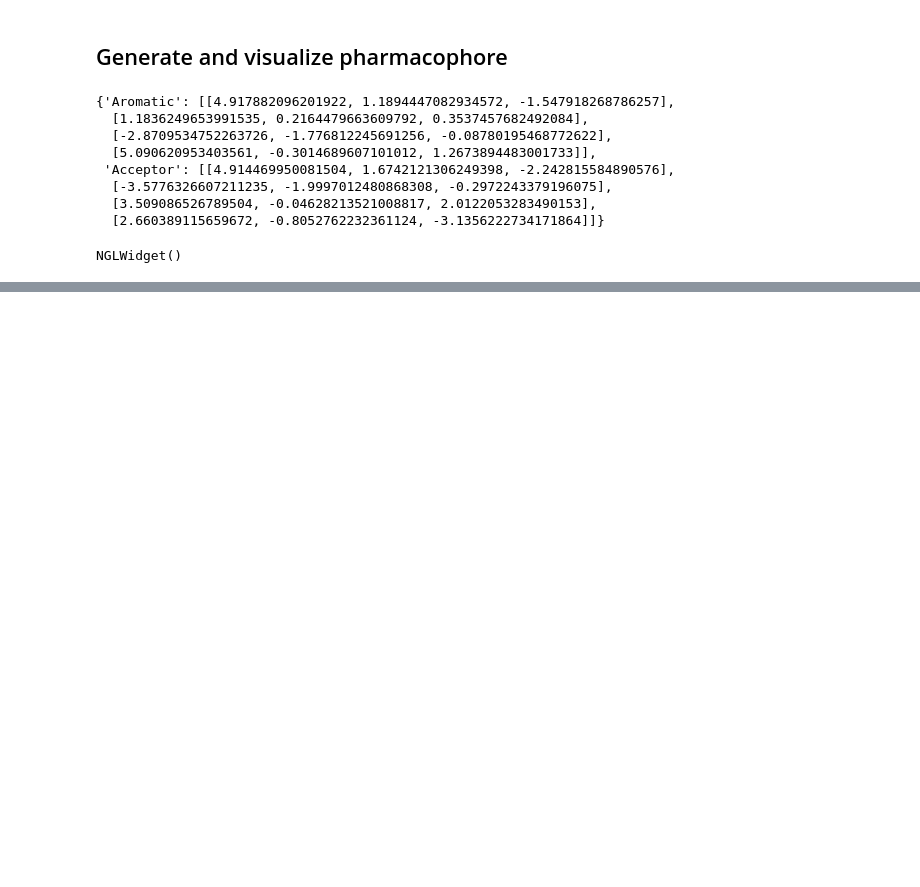
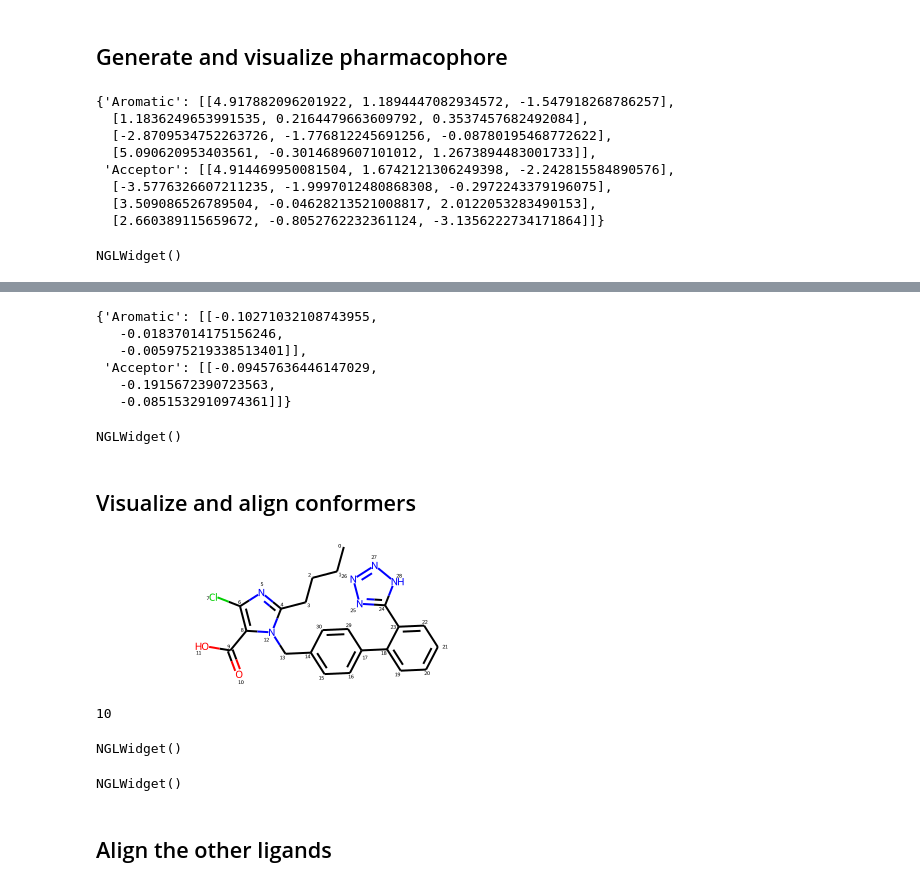
Before and after one commit to Daniel-Ibarrola/Cheminformatics-Notebooks, a Jupyter notebook: clustering/ph_clustering.ipynb, the cells around one changed output, grey strips where cells are left out. Cells and saved outputs as stored; diff of their text form; code cells hidden in the pictures; blank space fills up the shorter version.

Commit message:
Added visualization and alignment functions to clustering notebook

```diff
--- a/clustering/ph_clustering.ipynb
+++ b/clustering/ph_clustering.ipynb
@@ -230,5 +214,5 @@ Draw.MolsToGridImage(molecules, molsPerRow=5)
 [drawing not drawn]
 # %%
 # Generate conformers
-molecules = [generate_conformers(mol, 1, random_seed=1) for mol in molecules]
+molecules_1 = [generate_conformers(mol, 1, random_seed=1) for mol in molecules]
 # %%
@@ -294,0 +269,17 @@ NGLWidget()
+# %%
+pharmacophore_2 = ligand_based_pharmacophore(molecules_2, feat_list=["Aromatic", "Acceptor"])
+pharmacophore_2
+# %% [output]
+{'Aromatic': [[-0.10271032108743955,
+   -0.01837014175156246,
+   -0.005975219338513401]],
+ 'Acceptor': [[-0.09457636446147029,
+   -0.1915672390723563,
+   -0.0851532910974361]]}
+# %%
+view = view_pharmacophore(pharmacophore_2, molecules_2, show_ligands=True)
+view
+# %% [output]
+NGLWidget()
+# %% [markdown]
+## Visualize and align conformers
@@ -294,0 +307,25 @@ NGLWidget()
+# %%
+single_molecule = molecules[0]
+single_molecule
+# %% [output]
+[figure, added]
+# %%
+single_molecule = generate_conformers(single_molecule, 10, random_seed=1)
+single_molecule.GetNumConformers()
+# %% [output]
+10
+# %%
+# Visualize conformers without alignment
+view = view_conformers(single_molecule)
+view
+# %% [output]
+NGLWidget()
+# %%
+# generate conformers and align them
+single_molecule = generate_conformers(single_molecule, 10, random_seed=1, alignment=True)
+view = view_conformers(single_molecule)
+view
+# %% [output]
+NGLWidget()
+# %% [markdown]
+## Align the other ligands
```
Also changed, not shown: parts of 19 cells of this notebook, 1 other file.
